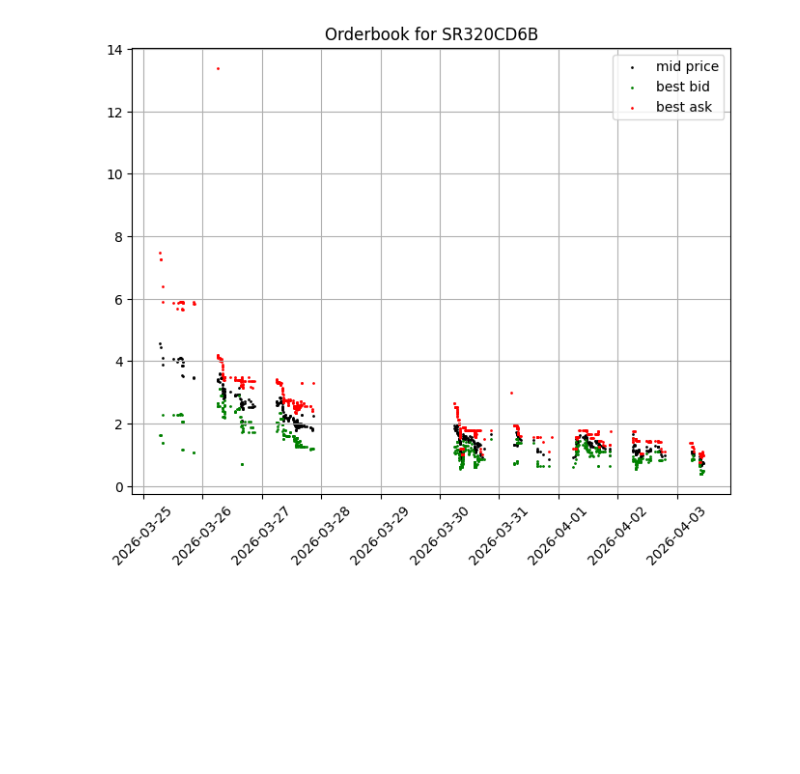
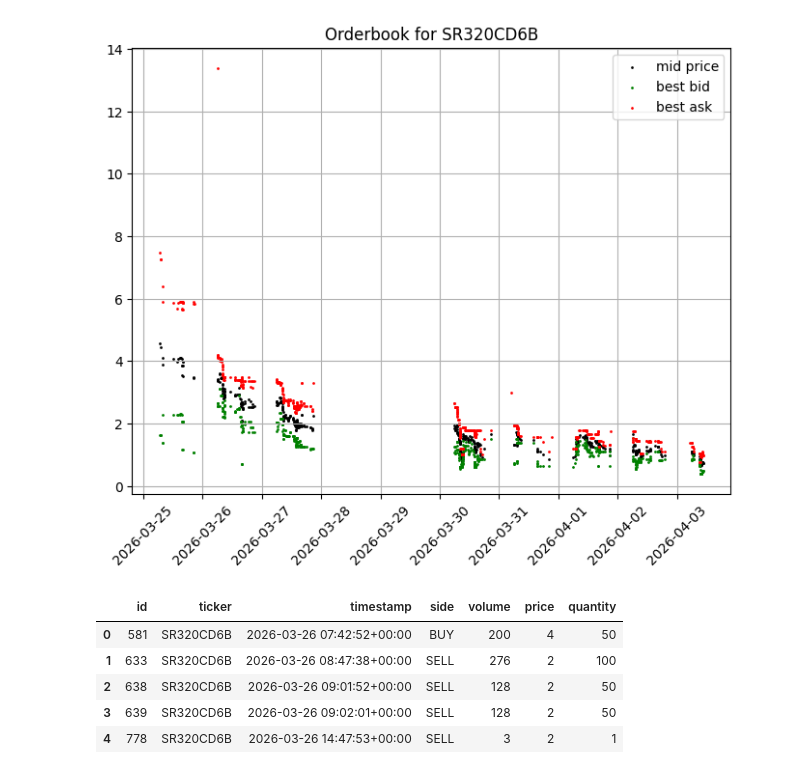
Before and after one commit to SigmaFlowX/Options-Market-Making, a Jupyter notebook: notebooks/live_data_analysys.ipynb, the cells around one changed output. Cells and saved outputs as stored; diff of their text form; code cells hidden in the pictures; blank space fills up the shorter version.

```diff
--- a/notebooks/live_data_analysys.ipynb
+++ b/notebooks/live_data_analysys.ipynb
@@ -67,3 +67,21 @@ plt.grid()
 plt.show()
 # %% [output]
 [figure]
+# %%
+columns = ["id", "ticker", "timestamp", "side", "volume", "price", "quantity"]
+
+query = f"""
+SELECT {', '.join(columns)}
+FROM orders
+WHERE ticker = '{ticker}'
+"""
+
+orders_df = pd.read_sql_query(query, conn)
+orders_df.head()
+# %% [output]
+|  | id | ticker | timestamp | side | volume | price | quantity |
+| 0 | 581 | SR320CD6B | 2026-03-26 07:42:52+00:00 | BUY | 200 | 4 | 50 |
+| 1 | 633 | SR320CD6B | 2026-03-26 08:47:38+00:00 | SELL | 276 | 2 | 100 |
+| 2 | 638 | SR320CD6B | 2026-03-26 09:01:52+00:00 | SELL | 128 | 2 | 50 |
+| 3 | 639 | SR320CD6B | 2026-03-26 09:02:01+00:00 | SELL | 128 | 2 | 50 |
+| 4 | 778 | SR320CD6B | 2026-03-26 14:47:53+00:00 | SELL | 3 | 2 | 1 |
```
Also changed, not shown: parts of 1 cell of this notebook.
